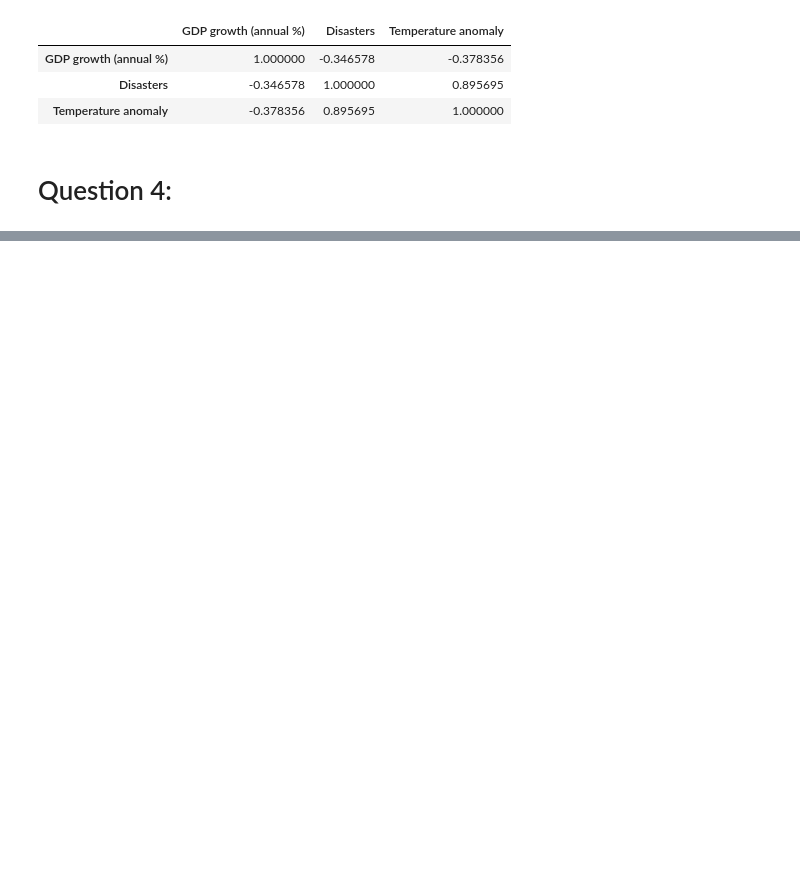
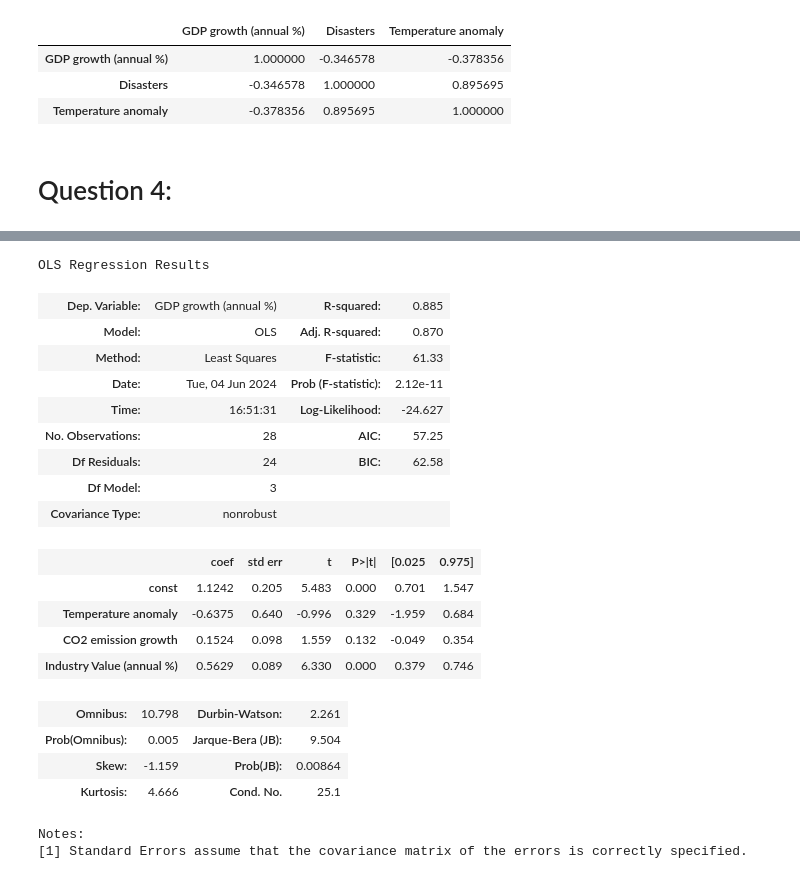
Before and after one commit to dongdongju01/py_project_2024, a Jupyter notebook: final.ipynb, the cells around one changed output, grey strips where cells are left out. Drawn from its saved outputs; the diff is of its cells as text; code cells hidden in the pictures; blank space fills up the shorter version.

```diff
--- a/final.ipynb
+++ b/final.ipynb
@@ -497,3 +535,34 @@ Notes:
 [1] Standard Errors assume that the covariance matrix of the errors is correctly specified.
 [2] The condition number is large, 2.14e+03. This might indicate that there are
 strong multicollinearity or other numerical problems.
+# %%
+X = merged_world_include_industry[["Temperature anomaly", "CO2 emission growth", "Industry Value (annual %)"]]
+y = merged_world_include_industry["GDP growth (annual %)"]
+
+X = sm.add_constant(X)
+
+model = sm.OLS(y, X).fit()
+
+model.summary()
+# %% [output]
+OLS Regression Results
+| Dep. Variable: | GDP growth (annual %) | R-squared: | 0.885 |
+| Model: | OLS | Adj. R-squared: | 0.870 |
+| Method: | Least Squares | F-statistic: | 61.33 |
+| Date: | Tue, 04 Jun 2024 | Prob (F-statistic): | 2.12e-11 |
+| Time: | 16:51:31 | Log-Likelihood: | -24.627 |
+| No. Observations: | 28 | AIC: | 57.25 |
+| Df Residuals: | 24 | BIC: | 62.58 |
+| Df Model: | 3 |  |  |
+| Covariance Type: | nonrobust |  |  |
+|  | coef | std err | t | P>|t| | [0.025 | 0.975] |
+| const | 1.1242 | 0.205 | 5.483 | 0.000 | 0.701 | 1.547 |
+| Temperature anomaly | -0.6375 | 0.640 | -0.996 | 0.329 | -1.959 | 0.684 |
+| CO2 emission growth | 0.1524 | 0.098 | 1.559 | 0.132 | -0.049 | 0.354 |
+| Industry Value (annual %) | 0.5629 | 0.089 | 6.330 | 0.000 | 0.379 | 0.746 |
+| Omnibus: | 10.798 | Durbin-Watson: | 2.261 |
+| Prob(Omnibus): | 0.005 | Jarque-Bera (JB): | 9.504 |
+| Skew: | -1.159 | Prob(JB): | 0.00864 |
+| Kurtosis: | 4.666 | Cond. No. | 25.1 |
+Notes:
+[1] Standard Errors assume that the covariance matrix of the errors is correctly specified.
```
Also changed, not shown: parts of 8 cells of this notebook.
